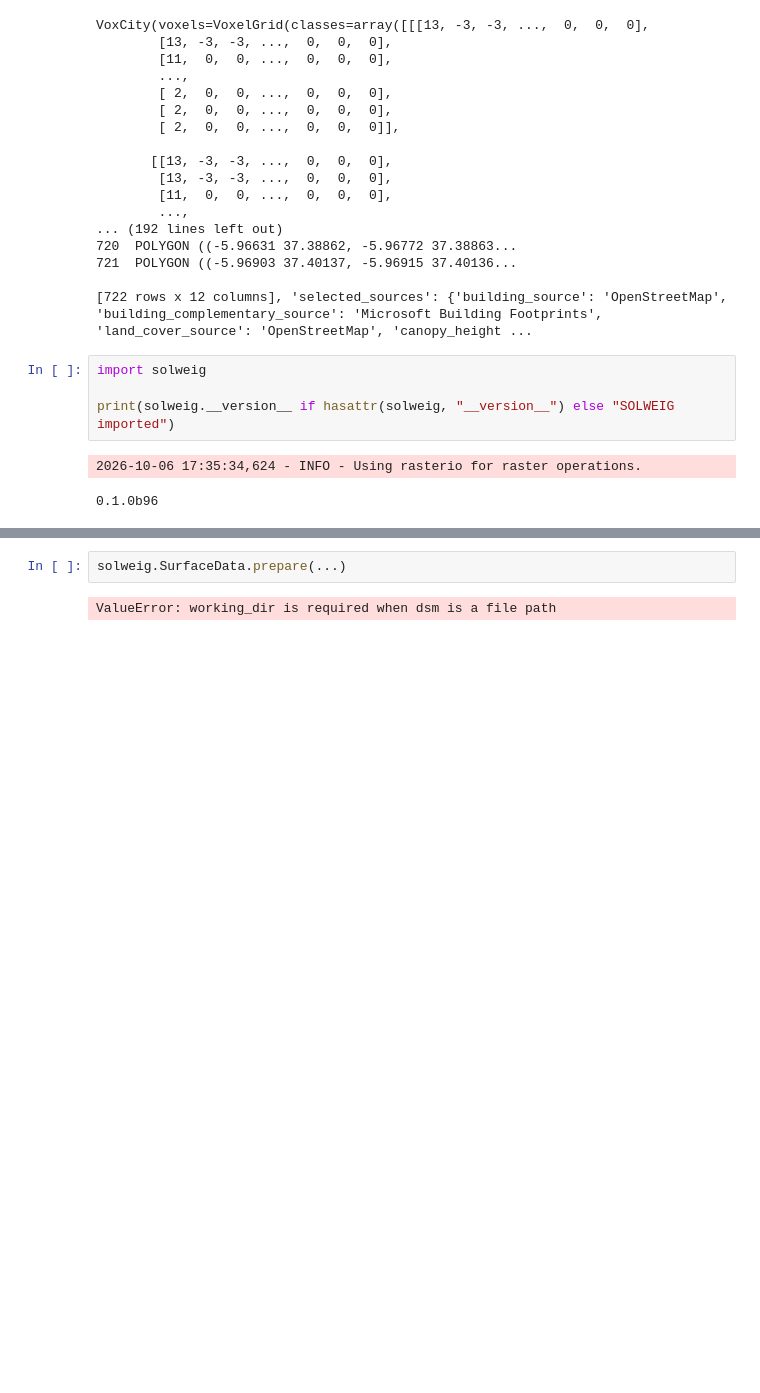
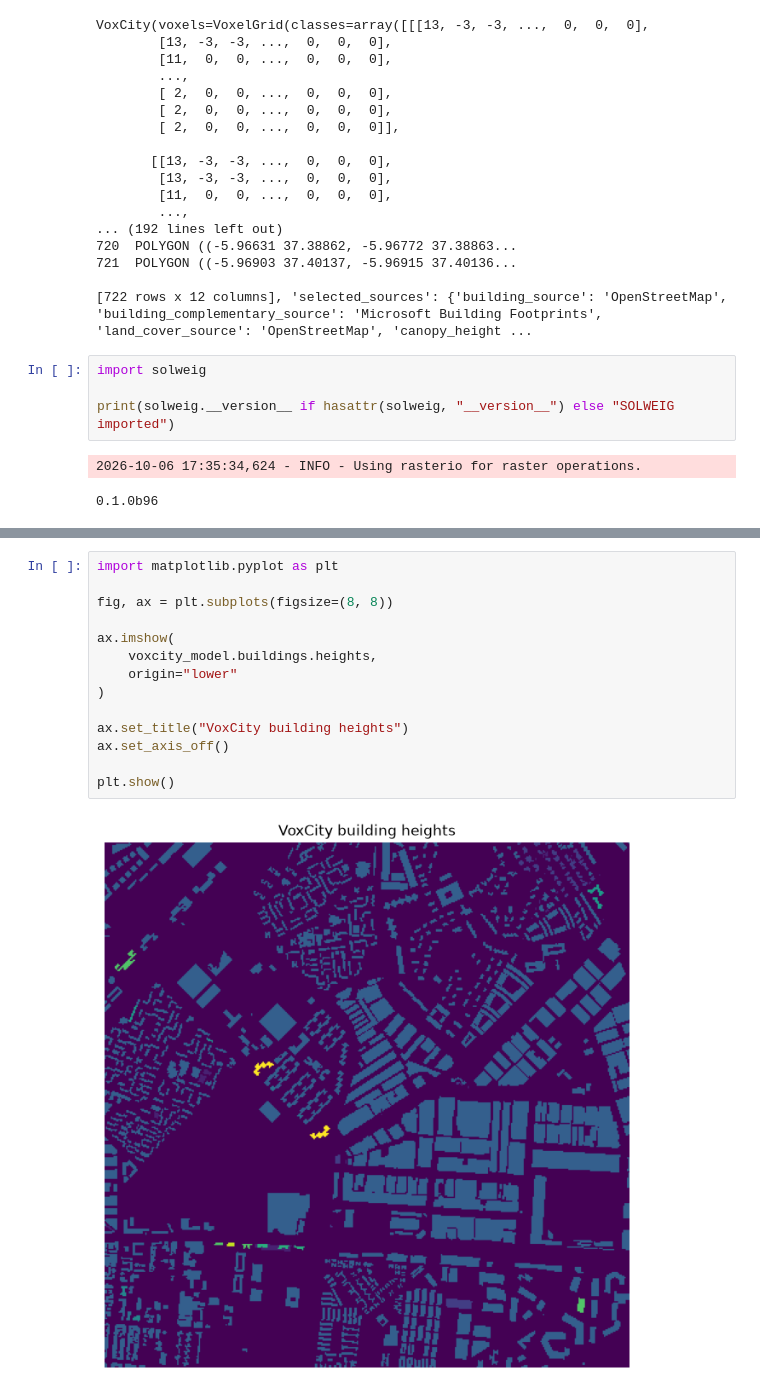
Before and after one commit to Nmodjrian/heat-conditioned-accessibility, a Jupyter notebook: notebooks/02_urban_form_inputs.ipynb, the cells around one changed output, grey strips where cells are left out. Drawn from its saved outputs; the diff is of its cells as text; blank space fills up the shorter version.

Commit message:
sevilla voxcity

```diff
--- a/notebooks/02_urban_form_inputs.ipynb
+++ b/notebooks/02_urban_form_inputs.ipynb
@@ -198,4 +325,16 @@ print(solweig.__version__ if hasattr(solweig, "__version__") else "SOLWEIG impor
 # %%
-solweig.SurfaceData.prepare(...)
+import matplotlib.pyplot as plt
+
+fig, ax = plt.subplots(figsize=(8, 8))
+
+ax.imshow(
+    voxcity_model.buildings.heights,
+    origin="lower"
+)
+
+ax.set_title("VoxCity building heights")
+ax.set_axis_off()
+
+plt.show()
 # %% [output]
-ValueError: working_dir is required when dsm is a file path
+[figure, added]
```
Also changed, not shown: parts of 19 cells of this notebook.
